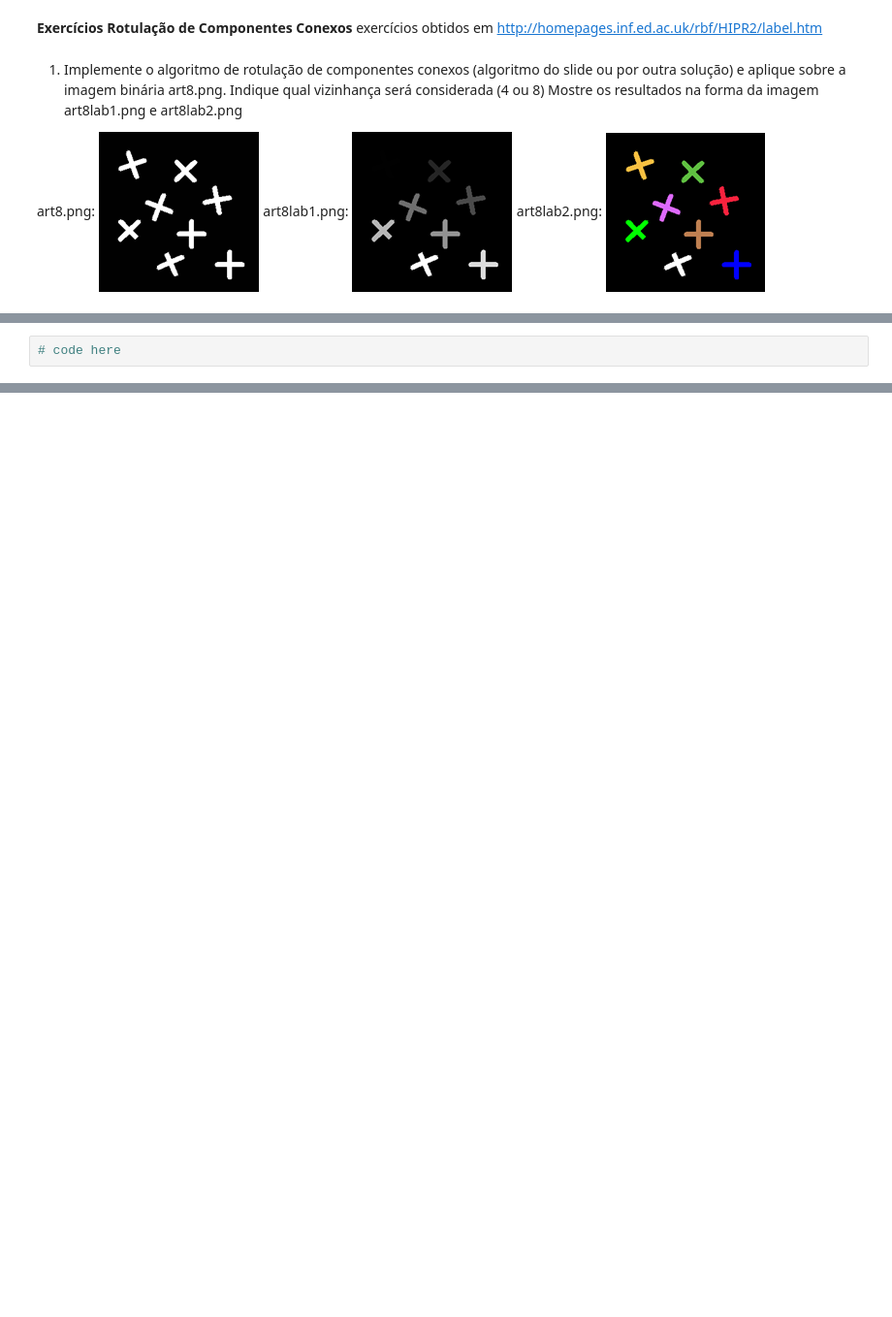
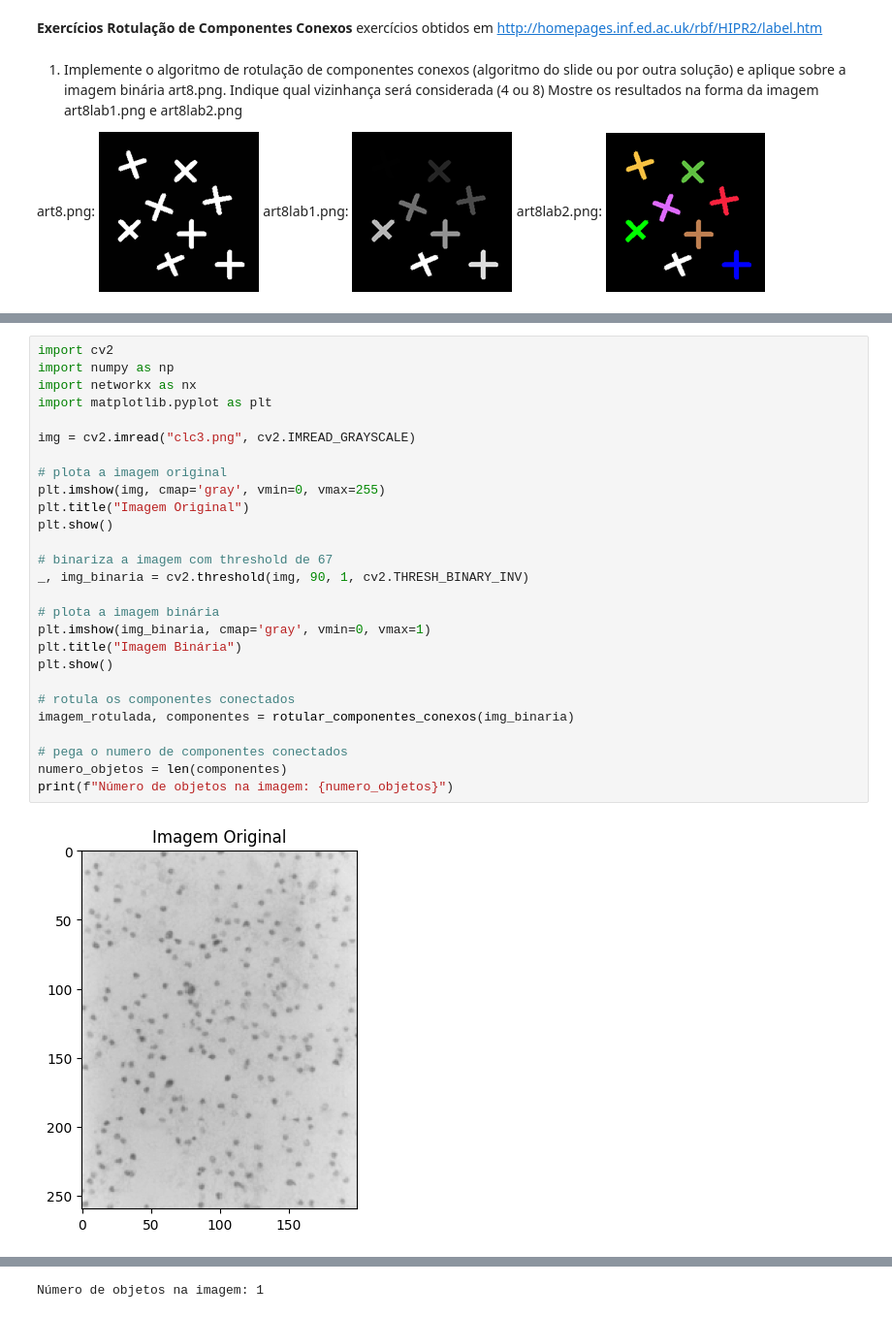
Before and after one commit to Gabrielcouto1/gbc216_t1_G02, a Jupyter notebook: Lab02 - Connected Components/lab03.ipynb, the cells around one changed output, grey strips where cells are left out. Shown at 97% size. Saved outputs shown, nothing was run; the diff lists cells and outputs as text; blank space fills up the shorter version.

```diff
--- a/Lab02 - Connected Components/lab03.ipynb
+++ b/Lab02 - Connected Components/lab03.ipynb
@@ -83,5 +104,32 @@ clc3thr1
 ![clc3thr1.png](clc3thr1.png)
 clc3lab1
 ![clc3lab1.png](clc3lab1.png)
-# %%
-# code here
+# %%
+import cv2
+import numpy as np
+import networkx as nx
+import matplotlib.pyplot as plt
+
+img = cv2.imread("clc3.png", cv2.IMREAD_GRAYSCALE)
+
+# plota a imagem original
+plt.imshow(img, cmap='gray', vmin=0, vmax=255)
+plt.title("Imagem Original")
+plt.show()
+
+# binariza a imagem com threshold de 67
+_, img_binaria = cv2.threshold(img, 90, 1, cv2.THRESH_BINARY_INV)
+
+# plota a imagem binária
+plt.imshow(img_binaria, cmap='gray', vmin=0, vmax=1)
+plt.title("Imagem Binária")
+plt.show()
+
+# rotula os componentes conectados
+imagem_rotulada, componentes = rotular_componentes_conexos(img_binaria)
+
+# pega o numero de componentes conectados
+numero_objetos = len(componentes)
+print(f"Número de objetos na imagem: {numero_objetos}")
+# %% [output]
+[figure, added]
@@ -87,0 +137 @@ clc3lab1
+Número de objetos na imagem: 1
```
Also changed, not shown: parts of 3 cells of this notebook.
